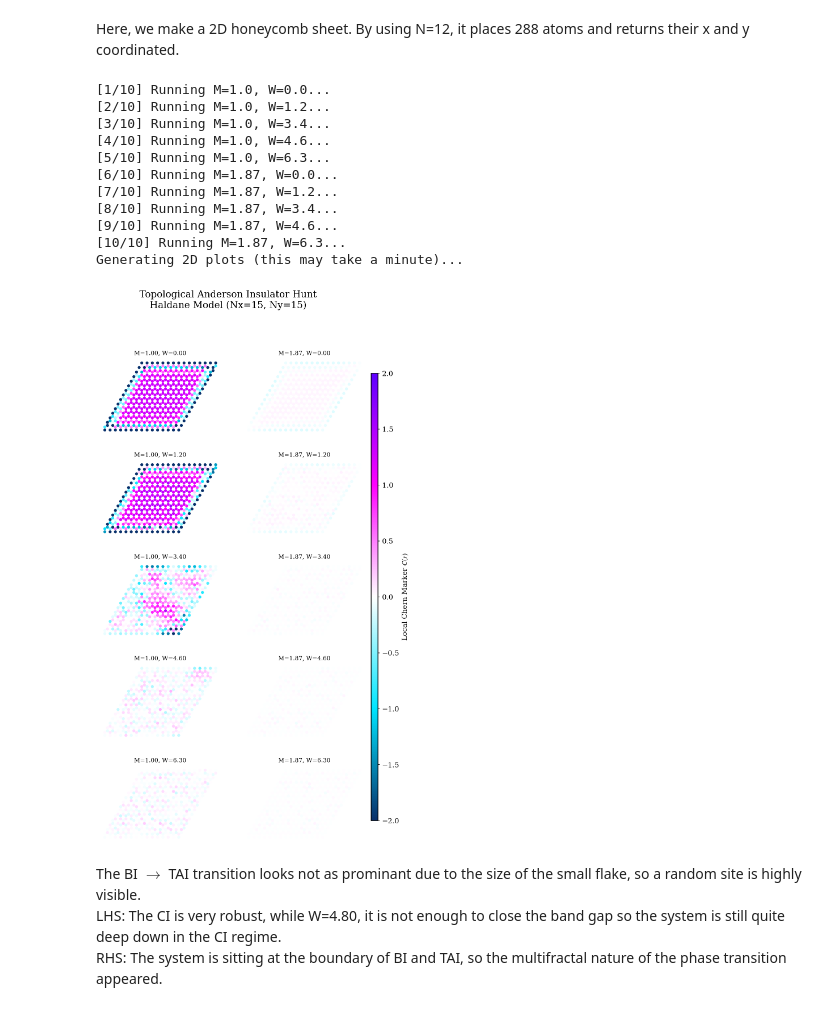
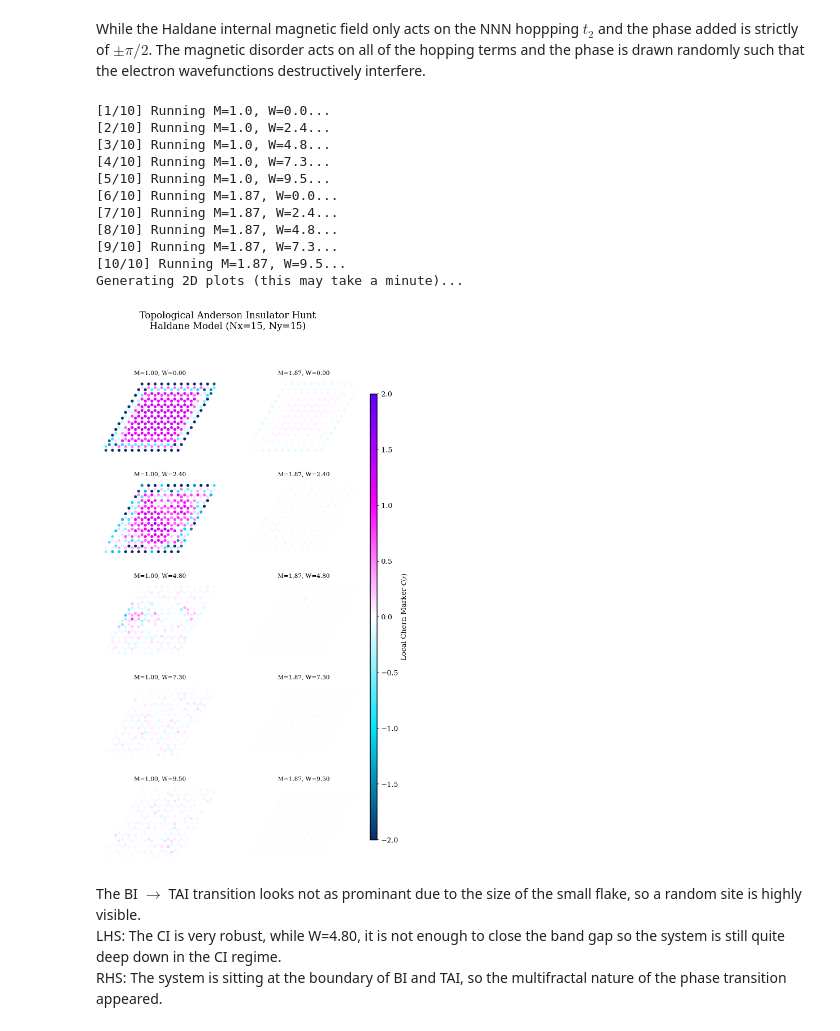
Before and after one commit to Yukoku115/Universal-Multifractality-in-TAI-transition, a Jupyter notebook: haldane.ipynb, the cells around one changed output. Cells and saved outputs as stored; diff of their text form; code cells hidden in the pictures.

```diff
--- a/haldane.ipynb
+++ b/haldane.ipynb
@@ -49,10 +49,10 @@ def build_honeycomb(Nx, Ny, a=1.0):
             x_coords.append(pos_B[0]); y_coords.append(pos_B[1]); sublattices.append('B')
 
     return np.array(x_coords), np.array(y_coords), np.array(sublattices)
-# %% [markdown]
-Here, we make a 2D honeycomb sheet. By using N=12, it places 288 atoms and returns their x and y coordinated.
+# %% [markdown]
+While the Haldane internal magnetic field only acts on the NNN hoppping $t_2$ and the phase added is strictly of $\pm \pi/2$. The magnetic disorder acts on all of the hopping terms and the phase is drawn randomly such that the electron wavefunctions destructively interfere.
 # %%
-def build_H_real_space(x, y, sublattices, t1=1.0, t2=1/3, M=0.0, W=0.0, disorder_type="Magnetic"):
+def build_H_real_space(x, y, sublattices, t1=1.0, t2=1/3, M=0.0, W=0.0, disorder_type="Anderson"):
     """Builds the complete Haldane Hamiltonian with t2 and switchable Disorder in real space."""
     N = len(x)
     H = np.zeros((N, N), dtype=complex)
@@ -171,12 +171,12 @@ def scatter_tilted_tile(
 
 # 1. Define the parameters you want to sweep through
 # Nx, Ny = 15, 15 gives a solid bulk area
-x, y, sub = build_honeycomb(Nx=8, Ny=8)
+x, y, sub = build_honeycomb(Nx=12, Ny=12)
 
 # M_list: TAI transition boundary is roughly M = 3*sqrt(3)*t2 (approx 1.73)
 # Case A: starts Topological. Case B: starts Trivial (parameter from paper)
 M_list = [1.0, 1.87]
-W_list = [0.0, 1.2, 3.4, 4.6, 6.3] # Systematic increase of disorder
+W_list = [0.0, 2.4, 4.8, 7.3, 9.5] # Systematic increase of disorder
 
 # 2. Set up the dynamic Grid of Plots (nrows=W_list, ncols=M_list)
 fig, axes = plt.subplots(
@@ -197,43 +197,43 @@ for m_idx, M_val in enumerate(M_list):
         ax = axes[w_idx, m_idx]
 
         # Build Hamiltonian (re-randomizes W every run)
-        H = build_H_real_space(x, y, sub, t1=1.0, t2=1/3, M=M_val, W=W_val, disorder_type="Magnetic")
+        H = build_H_real_space(x, y, sub, t1=1.0, t2=1/3, M=M_val, W=W_val, disorder_type="Anderson")
 
         # Calculate Local Chern Marker
         C_local = calc_local_chern(H, x, y)
 
         # --- Clean "Publication" Plotting ---
         # 1. Diverging Colormap 'coolwarm' where 0 is neutral White.
         # 2. Force vmin/vmax to explicitly lock C=1 (Red) and C=0 (White) and C=-1 (Blue).
         # 3. edgecolors='black' and subtle linewidth make the dots sharp.
         scatter = scatter_tilted_tile(ax, x, y, C_local, cmap="tai_cmap", vmin=-2, vmax=2, shear_deg=25)
 
         # Titles and Formatting
         ax.set_title(f"M={M_val:.2f}, W={W_val:.2f}", fontsize=10)
 
 
 # 4. Global Styling and Shared Colorbar
 fig.suptitle(f"Topological Anderson Insulator Hunt\nHaldane Model (Nx=15, Ny=15)", fontsize=16)
 
 # Add a single colorbar for the entire grid to keep the look clean
 cbar_ax = fig.add_axes([0.92, 0.15, 0.02, 0.7]) # [left, bottom, width, height]
 fig.colorbar(scatter, cax=cbar_ax, label='Local Chern Marker $C(r)$')
 
 print("Generating 2D plots (this may take a minute)...")
 plt.show()
 # %% [output]
 [1/10] Running M=1.0, W=0.0...
-[2/10] Running M=1.0, W=1.2...
-[3/10] Running M=1.0, W=3.4...
-[4/10] Running M=1.0, W=4.6...
-[5/10] Running M=1.0, W=6.3...
+[2/10] Running M=1.0, W=2.4...
+[3/10] Running M=1.0, W=4.8...
+[4/10] Running M=1.0, W=7.3...
+[5/10] Running M=1.0, W=9.5...
 [6/10] Running M=1.87, W=0.0...
-[7/10] Running M=1.87, W=1.2...
-[8/10] Running M=1.87, W=3.4...
-[9/10] Running M=1.87, W=4.6...
-[10/10] Running M=1.87, W=6.3...
+[7/10] Running M=1.87, W=2.4...
+[8/10] Running M=1.87, W=4.8...
+[9/10] Running M=1.87, W=7.3...
+[10/10] Running M=1.87, W=9.5...
 Generating 2D plots (this may take a minute)...
-[figure, old version]
+[figure, new version]
 # %% [markdown]
 The BI $\rightarrow$ TAI transition looks not as prominant due to the size of the small flake, so a random site is highly visible.
 LHS: The CI is very robust, while W=4.80, it is not enough to close the band gap so the system is still quite deep down in the CI regime.
```
Also changed, not shown: parts of 1 cell of this notebook, 2 other files.
